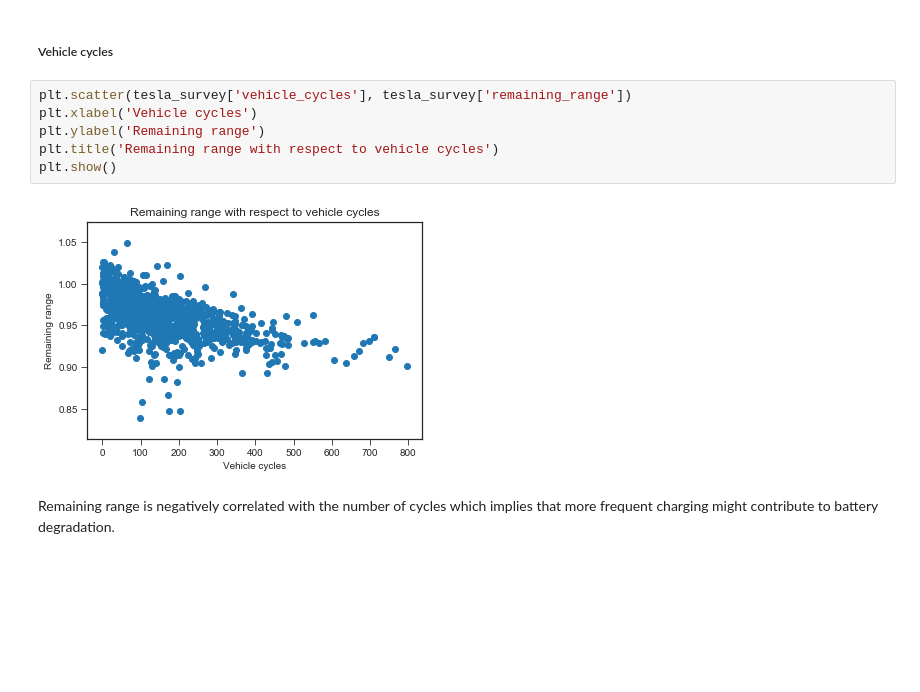
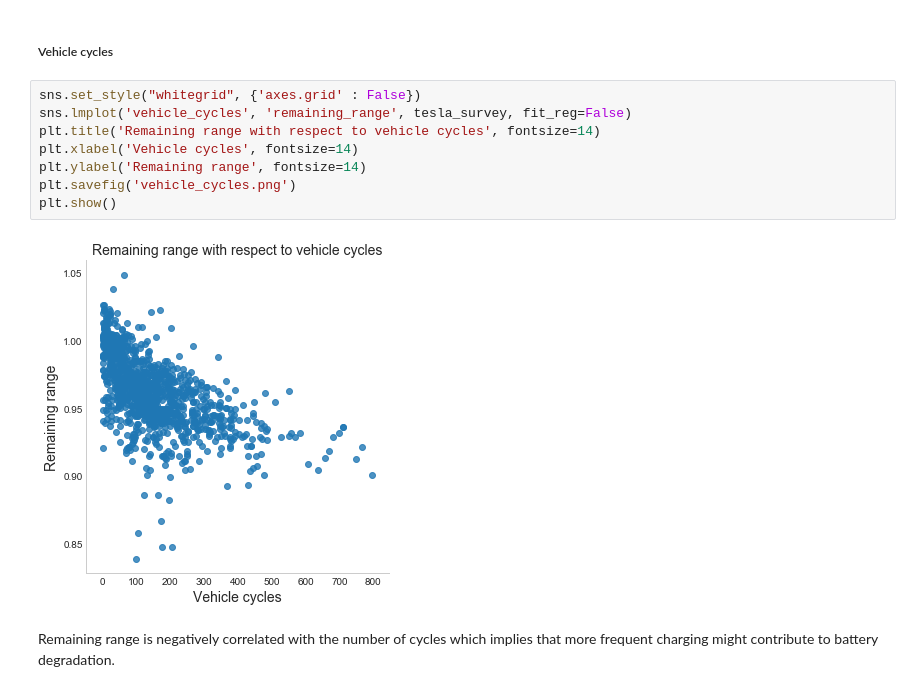
Before and after one commit to kvalentine95/capstone_data_science, a Jupyter notebook: tesla/tesla-battery-degradation.ipynb, the cells around one changed output. Cells and saved outputs as stored; diff of their text form; blank space fills up the shorter version.

```diff
--- a/tesla/tesla-battery-degradation.ipynb
+++ b/tesla/tesla-battery-degradation.ipynb
@@ -563,14 +568,16 @@ battery_age_groups
 | 2 years and more | 320 | 27.777778 |
 # %% [markdown]
 <h5>Vehicle cycles</h5>
-# %%
-plt.scatter(tesla_survey['vehicle_cycles'], tesla_survey['remaining_range'])
-plt.xlabel('Vehicle cycles')
-plt.ylabel('Remaining range')
-plt.title('Remaining range with respect to vehicle cycles')
-plt.show()
-# %% [output]
-[figure, removed]
+# %%
+sns.set_style("whitegrid", {'axes.grid' : False})
+sns.lmplot('vehicle_cycles', 'remaining_range', tesla_survey, fit_reg=False)
+plt.title('Remaining range with respect to vehicle cycles', fontsize=14)
+plt.xlabel('Vehicle cycles', fontsize=14)
+plt.ylabel('Remaining range', fontsize=14)
+plt.savefig('vehicle_cycles.png')
+plt.show()
+# %% [output]
+[figure, added]
 # %% [markdown]
 Remaining range is negatively correlated with the number of cycles which implies that more frequent charging might contribute to battery degradation.
 # %% [markdown]
```
Also changed, not shown: parts of 15 cells of this notebook, 6 other files.
